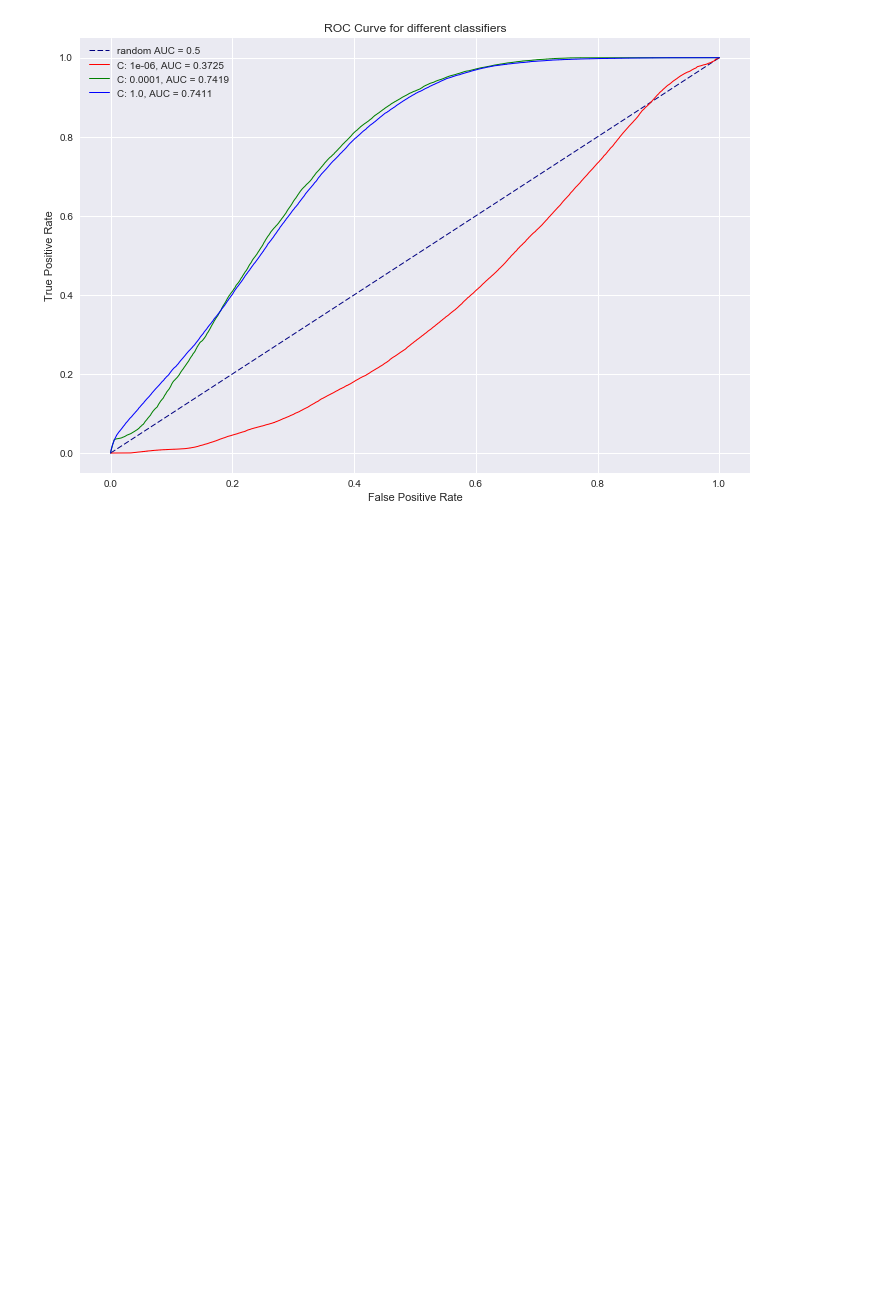
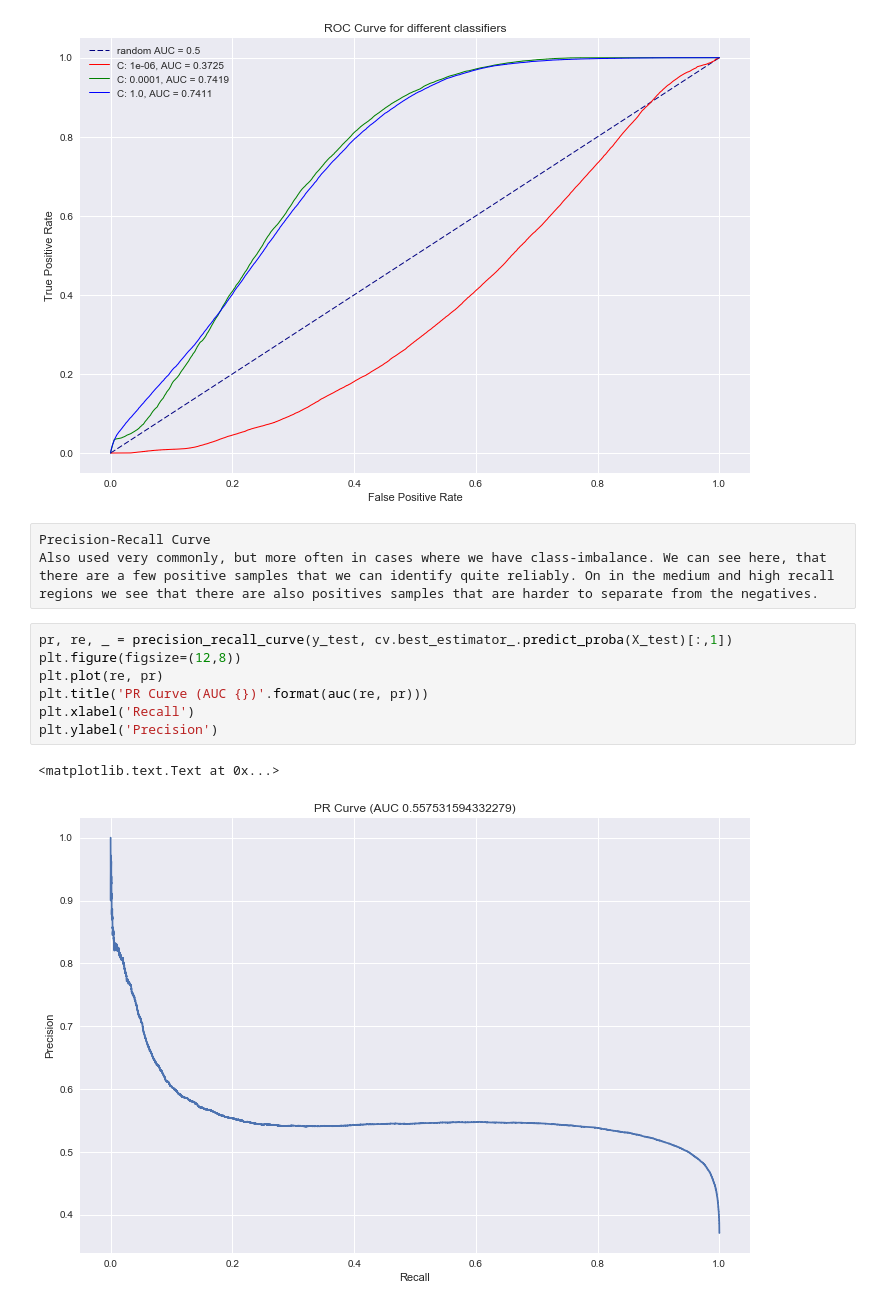
Before and after one commit to yassamanzm/CMPE297, a Jupyter notebook: qoura2.ipynb, the cells around one changed output. Cells and saved outputs as stored; diff of their text form; blank space fills up the shorter version.

```diff
--- a/qoura2.ipynb
+++ b/qoura2.ipynb
@@ -683,3 +692,16 @@ C: 0.0001, parameters [[-0.15977647 -0.09050407 -0.13253665 -0.08000122  0.68634
 C: 1.0, parameters [[-10.24038937  -0.91761179   6.7829151   -7.16457016   3.29874314]] and intercept [-1.35659649]
 <matplotlib.legend.Legend at 0x...>
 [figure]
+# %% [raw]
+Precision-Recall Curve
+Also used very commonly, but more often in cases where we have class-imbalance. We can see here, that there are a few positive samples that we can identify quite reliably. On in the medium and high recall regions we see that there are also positives samples that are harder to separate from the negatives.
+# %%
+pr, re, _ = precision_recall_curve(y_test, cv.best_estimator_.predict_proba(X_test)[:,1])
+plt.figure(figsize=(12,8))
+plt.plot(re, pr)
+plt.title('PR Curve (AUC {})'.format(auc(re, pr)))
+plt.xlabel('Recall')
+plt.ylabel('Precision')
+# %% [output]
+<matplotlib.text.Text at 0x...>
+[figure, added]
```
Also changed, not shown: parts of 9 cells of this notebook.
